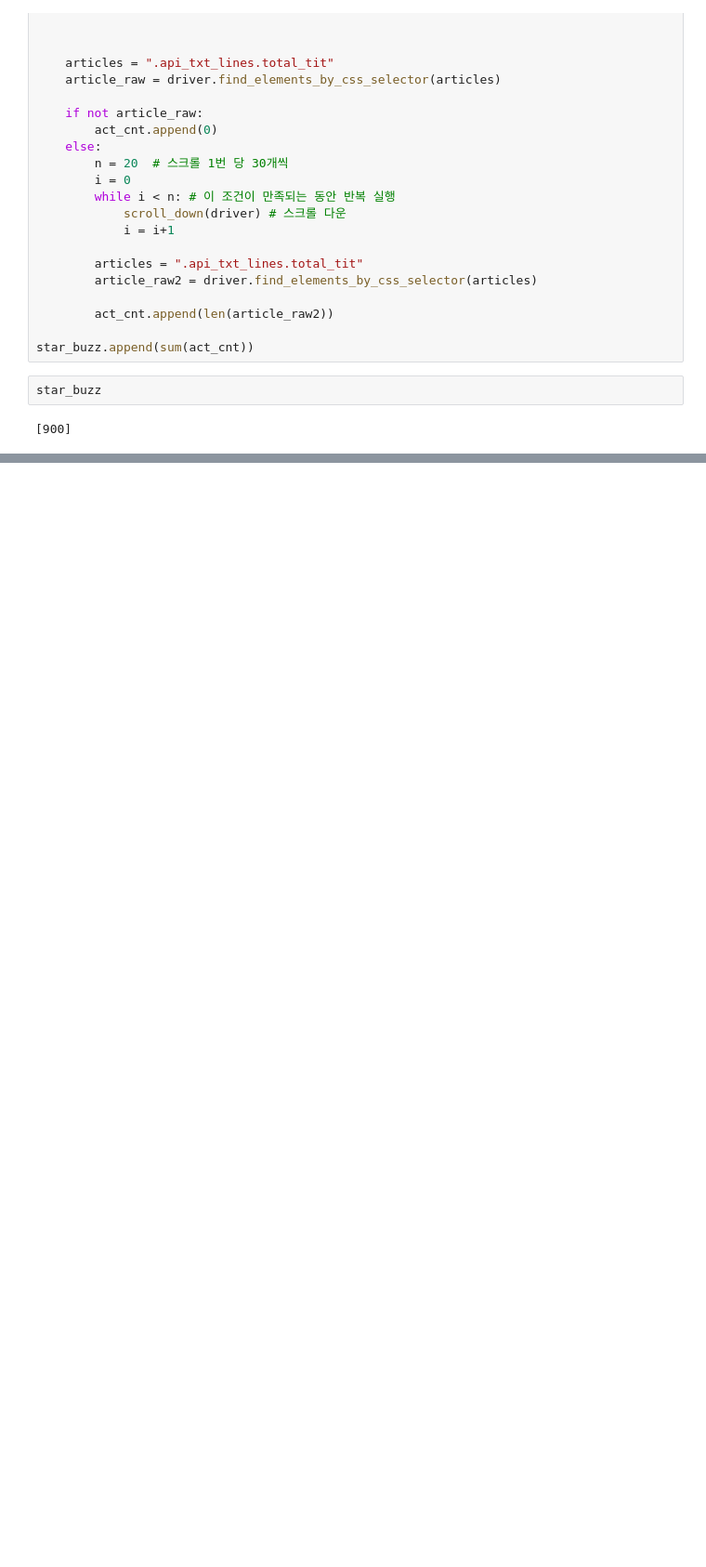
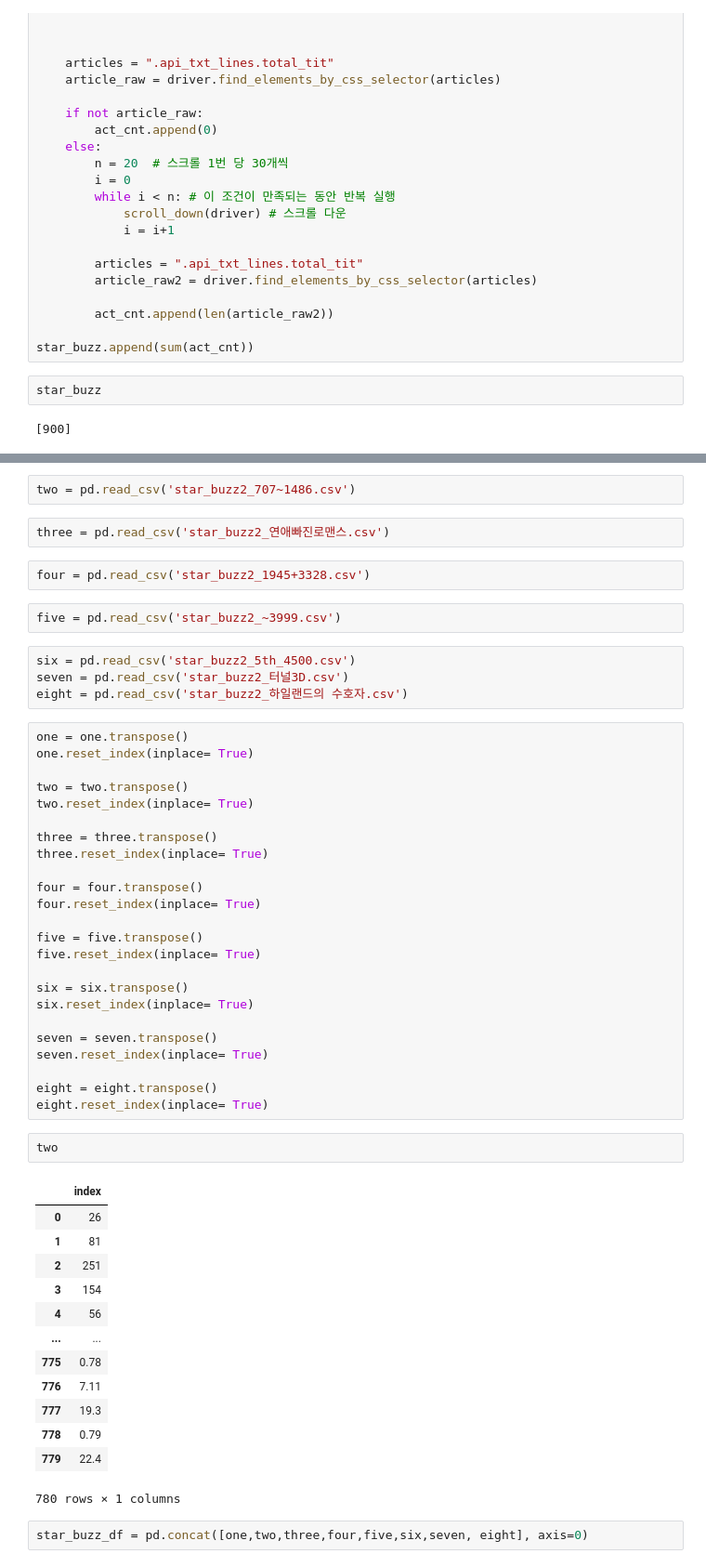
Before and after one commit to kjhmouse1996/Final_Project, a Jupyter notebook: star_buzz_crawler.ipynb, the cells around one changed output, grey strips where cells are left out. Shown at 93% size. Saved outputs shown, nothing was run; the diff lists cells and outputs as text; blank space fills up the shorter version.

```diff
--- a/star_buzz_crawler.ipynb
+++ b/star_buzz_crawler.ipynb
@@ -736,0 +759,54 @@ star_buzz
+# %%
+two = pd.read_csv('star_buzz2_707~1486.csv')
+# %%
+three = pd.read_csv('star_buzz2_연애빠진로맨스.csv')
+# %%
+four = pd.read_csv('star_buzz2_1945+3328.csv')
+# %%
+five = pd.read_csv('star_buzz2_~3999.csv')
+# %%
+six = pd.read_csv('star_buzz2_5th_4500.csv')
+seven = pd.read_csv('star_buzz2_터널3D.csv')
+eight = pd.read_csv('star_buzz2_하일랜드의 수호자.csv')
+# %%
+one = one.transpose()
+one.reset_index(inplace= True)
+
+two = two.transpose()
+two.reset_index(inplace= True)
+
+three = three.transpose()
+three.reset_index(inplace= True)
+
+four = four.transpose()
+four.reset_index(inplace= True)
+
+five = five.transpose()
+five.reset_index(inplace= True)
+
+six = six.transpose()
+six.reset_index(inplace= True)
+
+seven = seven.transpose()
+seven.reset_index(inplace= True)
+
+eight = eight.transpose()
+eight.reset_index(inplace= True)
+# %%
+two
+# %% [output]
+|  | index |
+| 0 | 26 |
+| 1 | 81 |
+| 2 | 251 |
+| 3 | 154 |
+| 4 | 56 |
+| ... | ... |
+| 775 | 0.78 |
+| 776 | 7.11 |
+| 777 | 19.3 |
+| 778 | 0.79 |
+| 779 | 22.4 |
+780 rows × 1 columns
+# %%
+star_buzz_df = pd.concat([one,two,three,four,five,six,seven, eight], axis=0)
```
Also changed, not shown: parts of 18 cells of this notebook, 20 other files.
